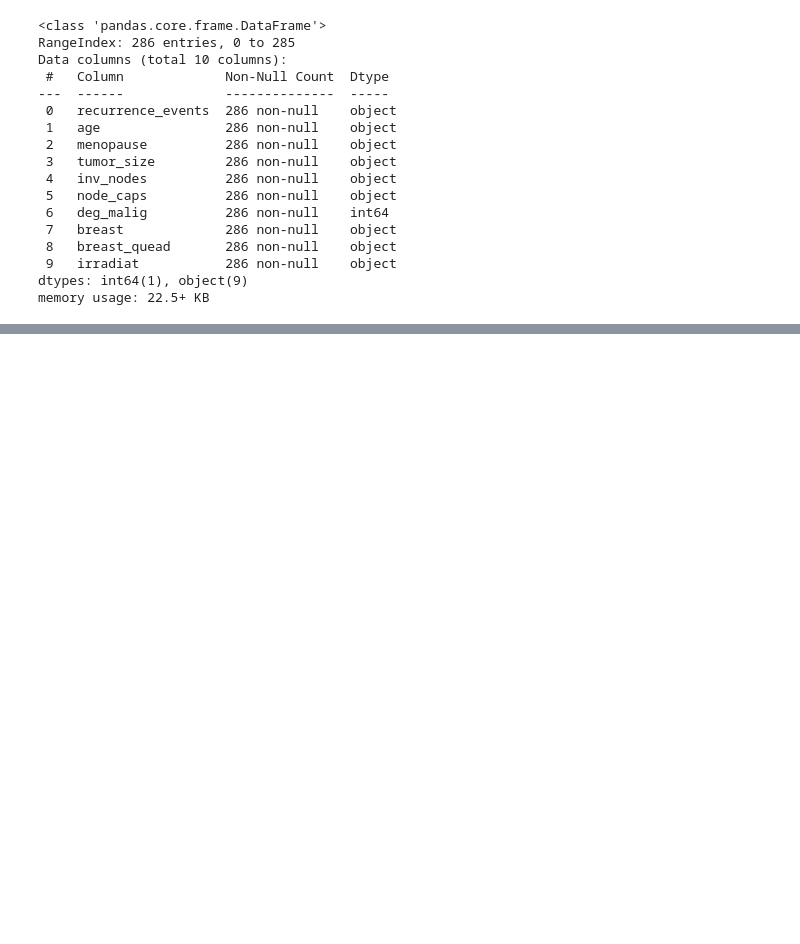
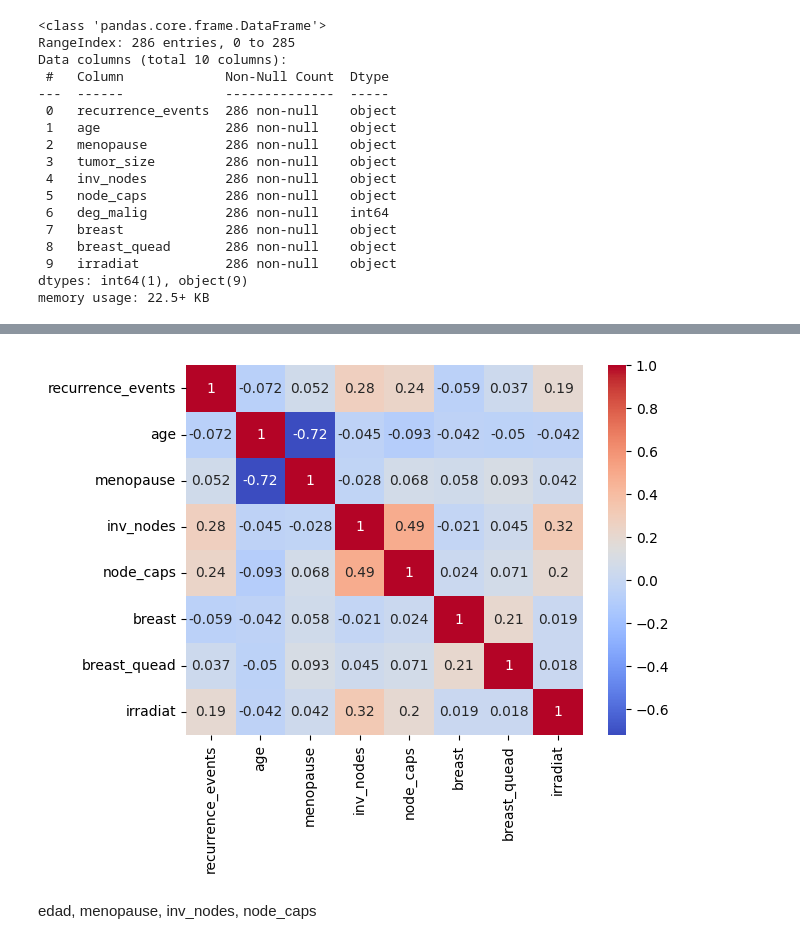
Before and after one commit to Zackperez/knn-flask, a Jupyter notebook: otro.ipynb, the cells around one changed output, grey strips where cells are left out. Cells and saved outputs as stored; diff of their text form; code cells hidden in the pictures; blank space fills up the shorter version.

```diff
--- a/otro.ipynb
+++ b/otro.ipynb
@@ -59,10 +96,10 @@ print(df["irradiat"].unique())
 df['recurrence_events'] = le.fit_transform(df['recurrence_events'])
 df["age"] = df["age"].replace({"20-29": 0, "30-39": 1, "40-49": 2, "50-59": 3, "60-69": 4, "70-79": 5})
 df['menopause'] = le.fit_transform(df['menopause'])
-df["tumor_size"] = df["tumor_size"].replace({"0-4": 0, "5-9": 1, "10-14": 2, "15-19": 3, "20-24": 4, "25-29": 5, "30-34": 6, "35-39": 7, "40-44": 8, "45-49": 9, "50-54": 10})
+#df["tumor_size"] = df["tumor_size"].replace({"0-4": 0, "5-9": 1, "10-14": 2, "15-19": 3, "20-24": 4, "25-29": 5, "30-34": 6, "35-39": 7, "40-44": 8, "45-49": 9, "50-54": 10})
 df["inv_nodes"] = df["inv_nodes"].replace({"0-2": 0, "3-5": 1, "6-8": 2, "9-11": 3, "12-14": 4, "15-17": 5, "24-26": 6})
 df['node_caps'] = le.fit_transform(df['node_caps'])
-df["deg_malig"] = df["deg_malig"].replace({1: 0, 2: 1, 3: 2})
+#df["deg_malig"] = df["deg_malig"].replace({1: 0, 2: 1, 3: 2})
 df['breast'] = le.fit_transform(df['breast'])
 df['breast_quead'] = le.fit_transform(df['breast_quead'])
 df["irradiat"] = df["irradiat"].replace({"no": 0, "yes": 1})
@@ -118,7 +157,8 @@ Name: deg_malig, Length: 286, dtype: bool
-# %%
-# Realizar la normalización min-max en la columna "deg_malig"
-scaler = MinMaxScaler()
-df['deg_malig'] = scaler.fit_transform(df['deg_malig'].values.reshape(-1, 1))
+# %%
+df.drop(['deg_malig'], axis = 1, inplace= True)
+df.drop(['tumor_size'], axis = 1, inplace= True)
+df.drop(['irradiat'], axis = 1, inplace= True)
+df.drop([''], axis = 1, inplace= True)
 # %%
 # Codificar las variables categóricas
 
@@ -130,3 +170,5 @@ for column in df_encoded.columns:
 # Dividir los datos en características (X) y variable objetivo (y)
 X = df_encoded.drop("recurrence_events", axis=1)
 y = df_encoded["recurrence_events"]
+# %%
+corr = df.corr()
@@ -133,2 +177,9 @@ y = df_encoded["recurrence_events"]
+# %%
+sns.heatmap(corr, annot = True, cmap = "coolwarm")
+plt.show()
+# %% [output]
+[figure, added]
+# %% [markdown]
+edad, menopause, inv_nodes, node_caps
 # %%
 # Dividir los datos en conjuntos de entrenamiento y prueba
```
Also changed, not shown: parts of 12 cells of this notebook, 1 other file.
